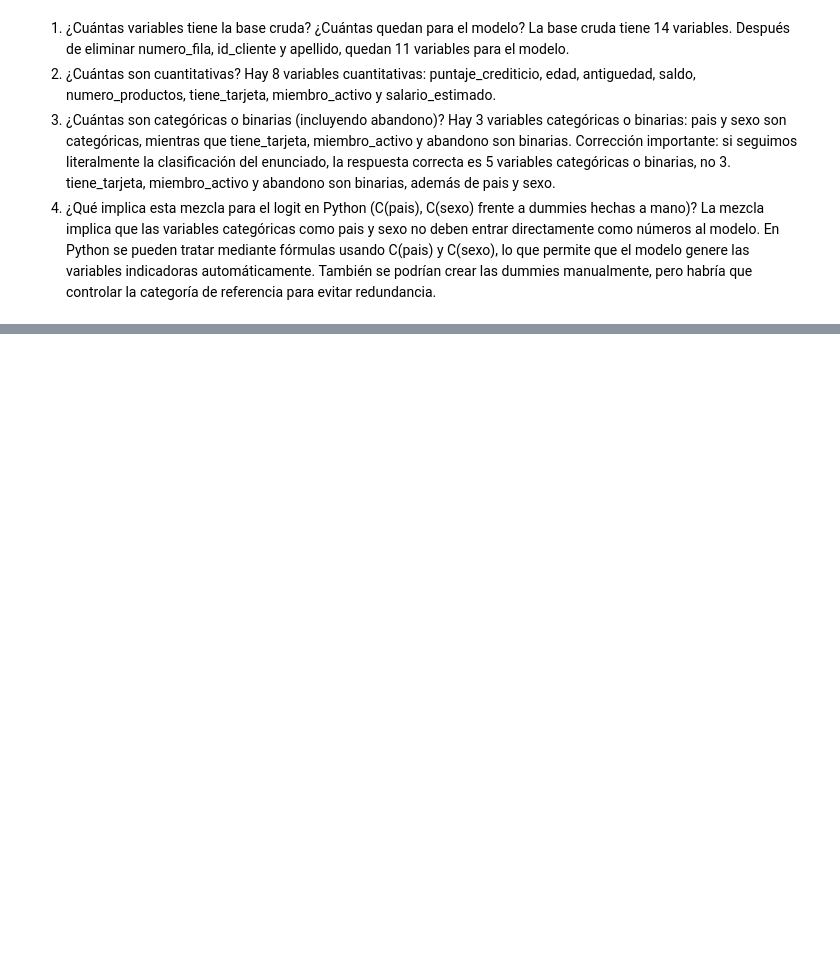
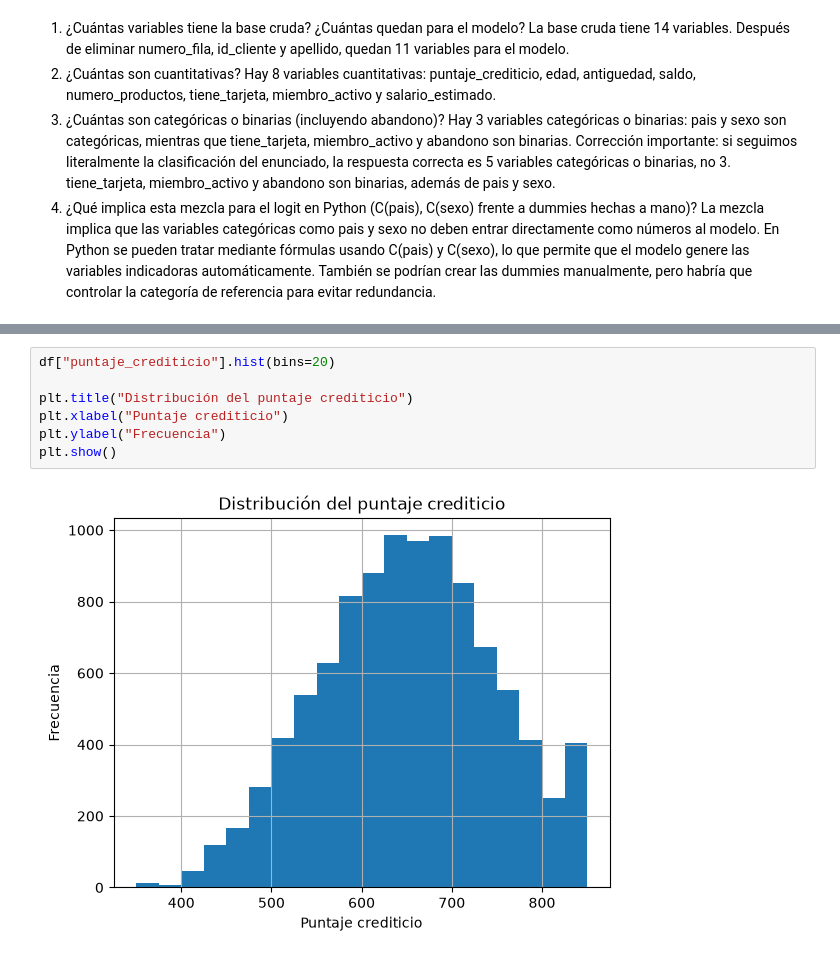
Before and after one commit to ladydayanarestrepoloaiza-ui/Taller_2_ML_Clase_9, a Jupyter notebook: Taller_Abandono_Producto_Financiero.ipynb, the cells around one changed output, grey strips where cells are left out. Cells and saved outputs as stored; diff of their text form; blank space fills up the shorter version.

```diff
--- a/Taller_Abandono_Producto_Financiero.ipynb
+++ b/Taller_Abandono_Producto_Financiero.ipynb
@@ -134,0 +192,9 @@ La mezcla implica que las variables categóricas como pais y sexo no deben entra
+# %%
+df["puntaje_crediticio"].hist(bins=20)
+
+plt.title("Distribución del puntaje crediticio")
+plt.xlabel("Puntaje crediticio")
+plt.ylabel("Frecuencia")
+plt.show()
+# %% [output]
+[figure, added]
```
Also changed, not shown: parts of 9 cells of this notebook.
